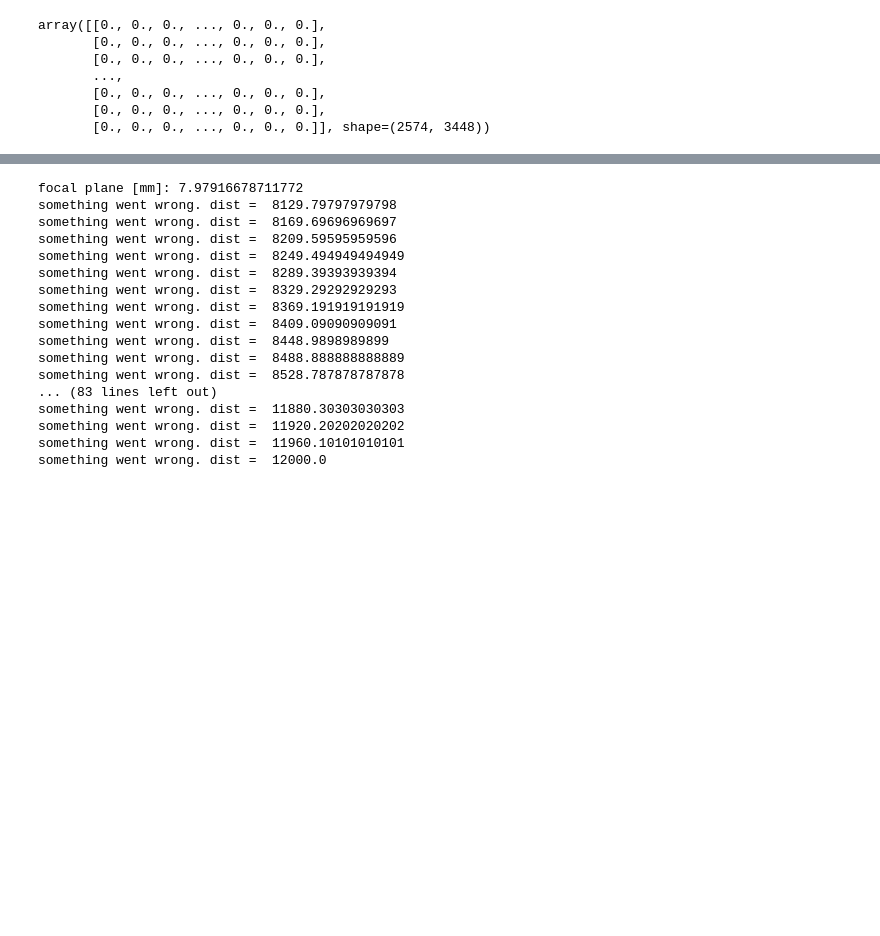
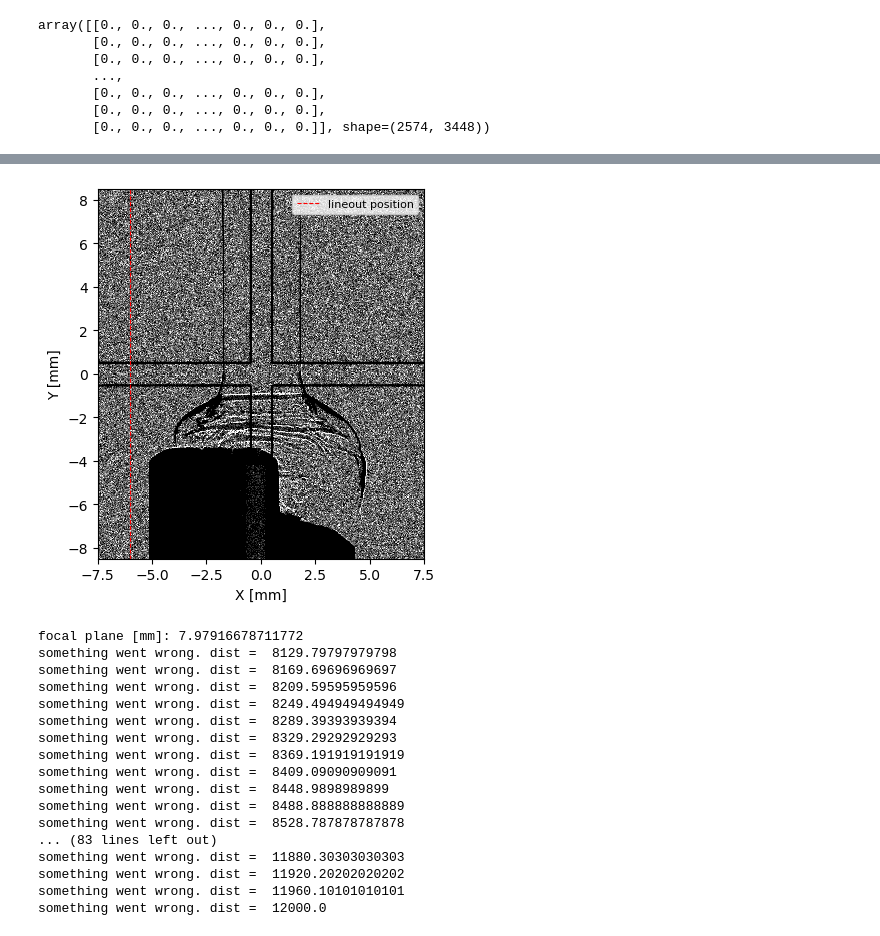
Before and after one commit to alextimoney/LIONZ_MagShockZ, a Jupyter notebook: particle_tracking/shadowgraphy_3d_images.ipynb, the cells around one changed output, grey strips where cells are left out. Drawn from its saved outputs; the diff is of its cells as text; code cells hidden in the pictures; blank space fills up the shorter version.

```diff
--- a/particle_tracking/shadowgraphy_3d_images.ipynb
+++ b/particle_tracking/shadowgraphy_3d_images.ipynb
@@ -156,0 +209,26 @@ Text(0.5, 0, 'X [mm]')
+# %%
+offset_mm = 0
+sh = rtm.LIONZ_approx(r0 = rf, Lx = 15, Ly = 17, focal_plane = focal_plane+offset_mm, L=Lens_FL, R=Lens_Rad) # must center grid
+sh.solve(d1=d1,d2=d2)
+sh.histogram(bin_scale = 7)
+# plot
+fig, axs = plt.subplots()
+cm='gray'
+#clim=[0,15]
+
+vmin=np.percentile(sh.H, 5)
+vmax=np.percentile(sh.H,90) #default is 90
+# print(vmax)
+
+clim=(0,vmax*1.5) # trial and error
+sh.plot(axs, cmap=cm, clim=clim)
+
+axs.axvline(x=-0.006 * 1e3, color='r', lw=0.8, ls='--', label='lineout position')
+axs.legend(fontsize=8)
+
+plt.ylabel('Y [mm]')
+plt.xlabel('X [mm]')
+
+plt.savefig(f'{output_dir}/v2_{offset_mm:.0f}mm.png', bbox_inches='tight')
+# %% [output]
+[figure, added]
```
Also changed, not shown: parts of 4 cells of this notebook, 6 other files.
